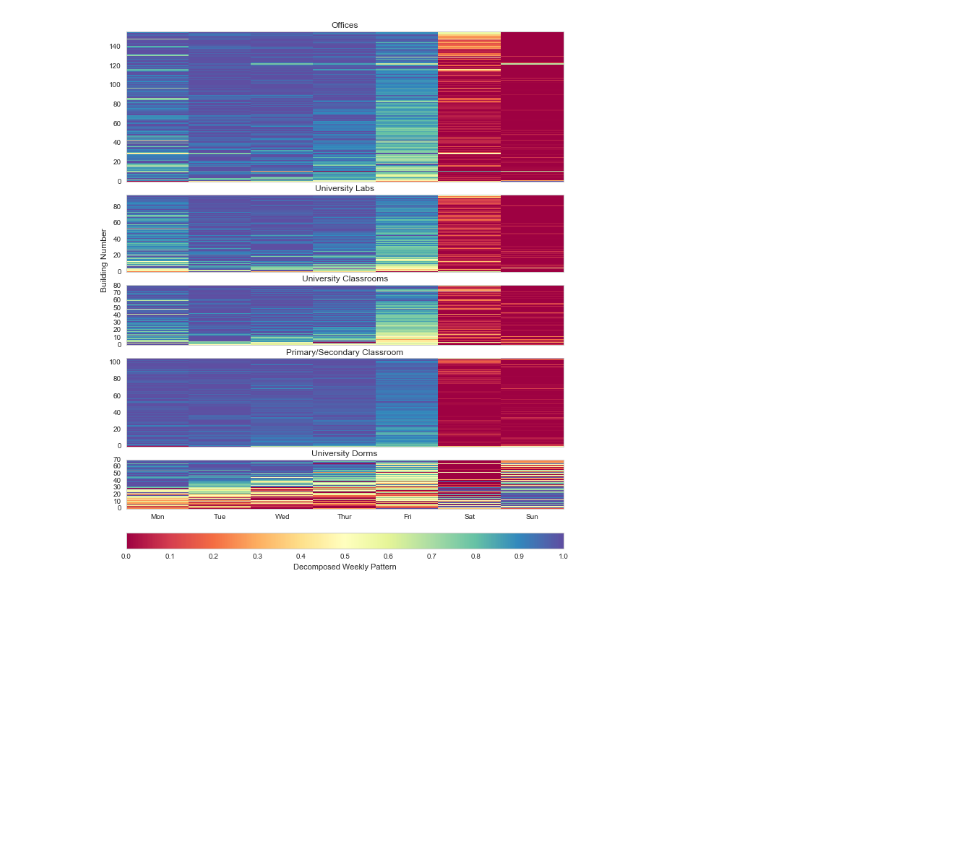
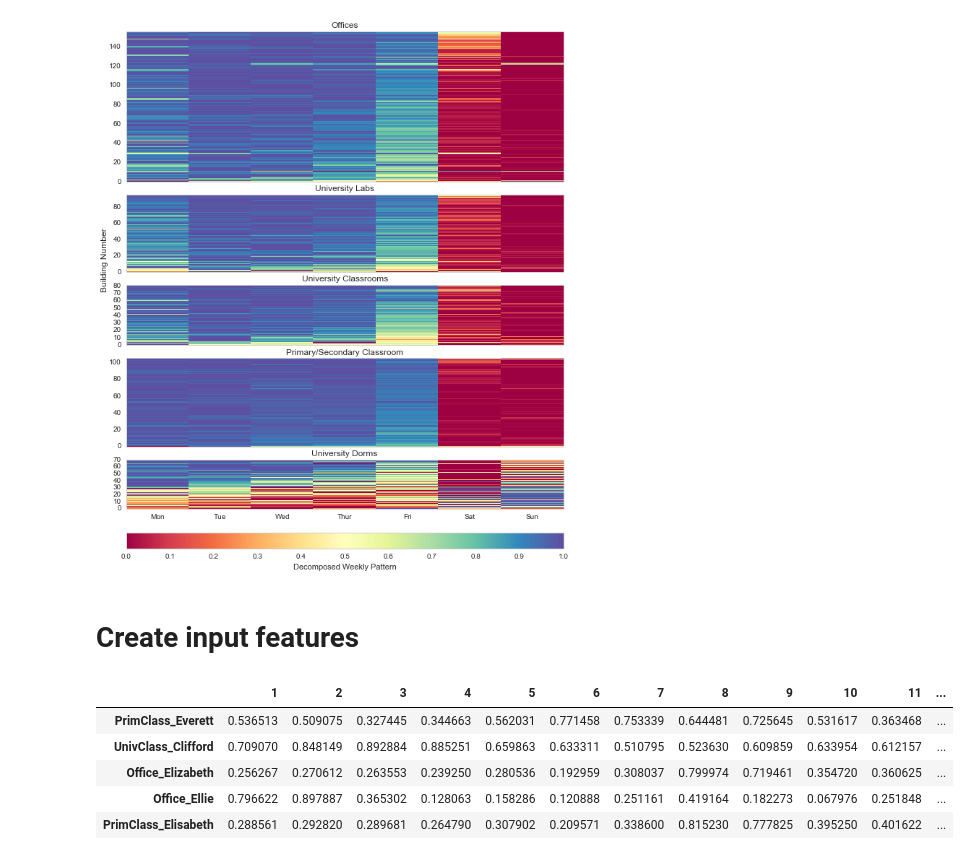
Before and after one commit to buds-lab/the-building-data-genome-project, a Jupyter notebook: notebooks/08_STL Model - Weather Normalized Preprocessing.ipynb, the cells around one changed output. Saved outputs shown, nothing was run; the diff lists cells and outputs as text; code cells hidden in the pictures; blank space fills up the shorter version.

```diff
--- a/notebooks/08_STL Model - Weather Normalized Preprocessing.ipynb
+++ b/notebooks/08_STL Model - Weather Normalized Preprocessing.ipynb
@@ -740,3 +743,5 @@ plt.savefig(os.path.join(repos_path,"reports/figures/featureoverviews/stl_weathe
 temp_trend.to_csv(os.path.join(repos_path,"data/interim/temp_stl_weathernorm_trend.csv"))
 temp_remainder.to_csv(os.path.join(repos_path,"data/interim/temp_stl_weathernorm_remainder.csv"))
 temp_seasonal.to_csv(os.path.join(repos_path,"data/interim/features_stl_weathernorm_weeklypattern.csv"))
+# %% [markdown]
+# Create input features
@@ -742,0 +754,9 @@ temp_seasonal.to_csv(os.path.join(repos_path,"data/interim/features_stl_weathern
+# %%
+temp_trend_features.head()
+# %% [output]
+|  | 1 | 2 | 3 | 4 | 5 | 6 | 7 | 8 | 9 | 10 | 11 | ... |
+| PrimClass_Everett | 0.536513 | 0.509075 | 0.327445 | 0.344663 | 0.562031 | 0.771458 | 0.753339 | 0.644481 | 0.725645 | 0.531617 | 0.363468 | ... |
+| UnivClass_Clifford | 0.709070 | 0.848149 | 0.892884 | 0.885251 | 0.659863 | 0.633311 | 0.510795 | 0.523630 | 0.609859 | 0.633954 | 0.612157 | ... |
+| Office_Elizabeth | 0.256267 | 0.270612 | 0.263553 | 0.239250 | 0.280536 | 0.192959 | 0.308037 | 0.799974 | 0.719461 | 0.354720 | 0.360625 | ... |
+| Office_Ellie | 0.796622 | 0.897887 | 0.365302 | 0.128063 | 0.158286 | 0.120888 | 0.251161 | 0.419164 | 0.182273 | 0.067976 | 0.251848 | ... |
+| PrimClass_Elisabeth | 0.288561 | 0.292820 | 0.289681 | 0.264790 | 0.307902 | 0.209571 | 0.338600 | 0.815230 | 0.777825 | 0.395250 | 0.401622 | ... |
```
Also changed, not shown: parts of 18 cells of this notebook, 48 other files.
